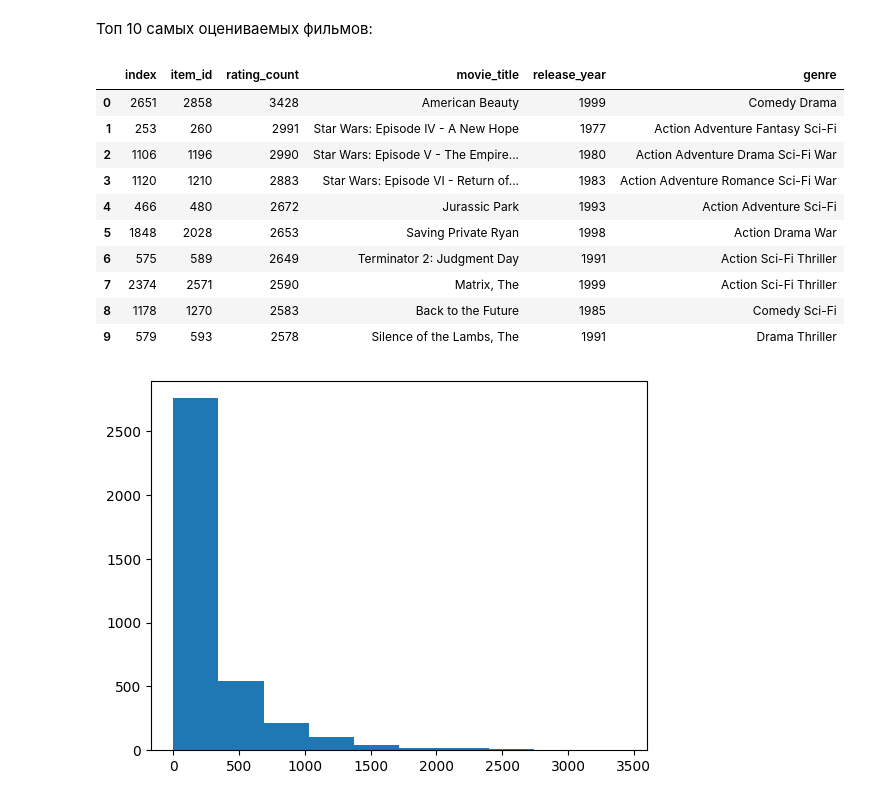
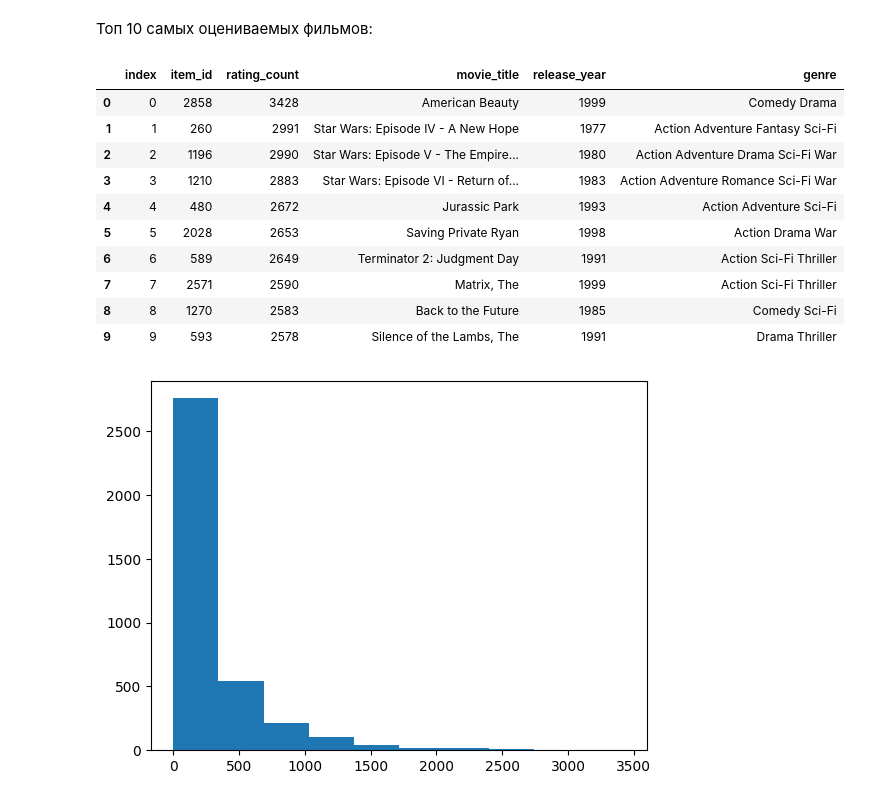
Before and after one commit to dkulemin/recsys-playground, a Jupyter notebook: experiments/MovieLens/1.0_data_works.ipynb, the cells around one changed output. Cells and saved outputs as stored; diff of their text form; code cells hidden in the pictures.

```diff
--- a/experiments/MovieLens/1.0_data_works.ipynb
+++ b/experiments/MovieLens/1.0_data_works.ipynb
@@ -131,8 +123,8 @@ plt.show()
 # %% [markdown]
 Посмотрим какие фильмы оценивают чаще
 # %%
-item_inters = inter.groupby('item_id').agg(rating_count=('rating', 'count'))
-item_inters.sort_values('rating_count', ascending=False).head()
+sorted_item_inters = inter.groupby('item_id').agg(rating_count=('rating', 'count')).sort_values('rating_count', ascending=False)
+sorted_item_inters.head()
 # %% [output]
 |  | rating_count |
 | item_id |  |
@@ -144,17 +136,17 @@ item_inters.sort_values('rating_count', ascending=False).head()
 # %% [markdown]
 Топ 10 самых оцениваемых фильмов:
 # %%
-item_inters.merge(items, on='item_id').sort_values('rating_count', ascending=False).reset_index().head(10)
+sorted_item_inters.merge(items, on='item_id').reset_index().head(10)
 # %% [output]
 |  | index | item_id | rating_count | movie_title | release_year | genre |
-| 0 | 2651 | 2858 | 3428 | American Beauty | 1999 | Comedy Drama |
-| 1 | 253 | 260 | 2991 | Star Wars: Episode IV - A New Hope | 1977 | Action Adventure Fantasy Sci-Fi |
-| 2 | 1106 | 1196 | 2990 | Star Wars: Episode V - The Empire... | 1980 | Action Adventure Drama Sci-Fi War |
-| 3 | 1120 | 1210 | 2883 | Star Wars: Episode VI - Return of... | 1983 | Action Adventure Romance Sci-Fi War |
-| 4 | 466 | 480 | 2672 | Jurassic Park | 1993 | Action Adventure Sci-Fi |
-| 5 | 1848 | 2028 | 2653 | Saving Private Ryan | 1998 | Action Drama War |
-| 6 | 575 | 589 | 2649 | Terminator 2: Judgment Day | 1991 | Action Sci-Fi Thriller |
-| 7 | 2374 | 2571 | 2590 | Matrix, The | 1999 | Action Sci-Fi Thriller |
-| 8 | 1178 | 1270 | 2583 | Back to the Future | 1985 | Comedy Sci-Fi |
-| 9 | 579 | 593 | 2578 | Silence of the Lambs, The | 1991 | Drama Thriller |
+| 0 | 0 | 2858 | 3428 | American Beauty | 1999 | Comedy Drama |
+| 1 | 1 | 260 | 2991 | Star Wars: Episode IV - A New Hope | 1977 | Action Adventure Fantasy Sci-Fi |
+| 2 | 2 | 1196 | 2990 | Star Wars: Episode V - The Empire... | 1980 | Action Adventure Drama Sci-Fi War |
+| 3 | 3 | 1210 | 2883 | Star Wars: Episode VI - Return of... | 1983 | Action Adventure Romance Sci-Fi War |
+| 4 | 4 | 480 | 2672 | Jurassic Park | 1993 | Action Adventure Sci-Fi |
+| 5 | 5 | 2028 | 2653 | Saving Private Ryan | 1998 | Action Drama War |
+| 6 | 6 | 589 | 2649 | Terminator 2: Judgment Day | 1991 | Action Sci-Fi Thriller |
+| 7 | 7 | 2571 | 2590 | Matrix, The | 1999 | Action Sci-Fi Thriller |
+| 8 | 8 | 1270 | 2583 | Back to the Future | 1985 | Comedy Sci-Fi |
+| 9 | 9 | 593 | 2578 | Silence of the Lambs, The | 1991 | Drama Thriller |
 # %%
```
Also changed, not shown: parts of 10 cells of this notebook.
